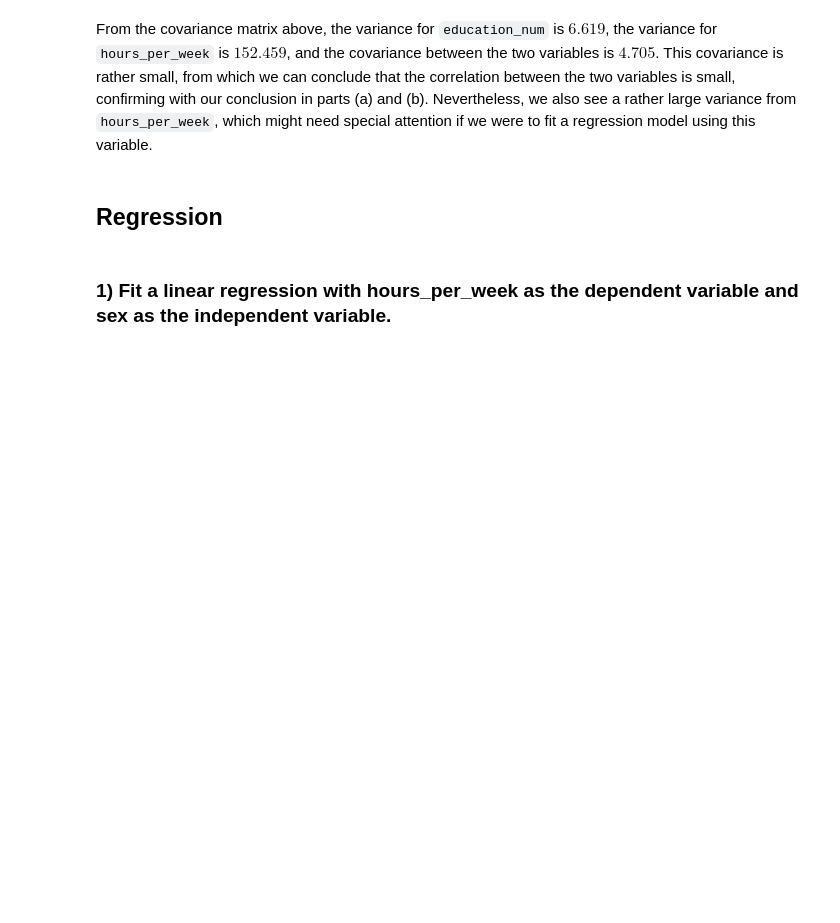
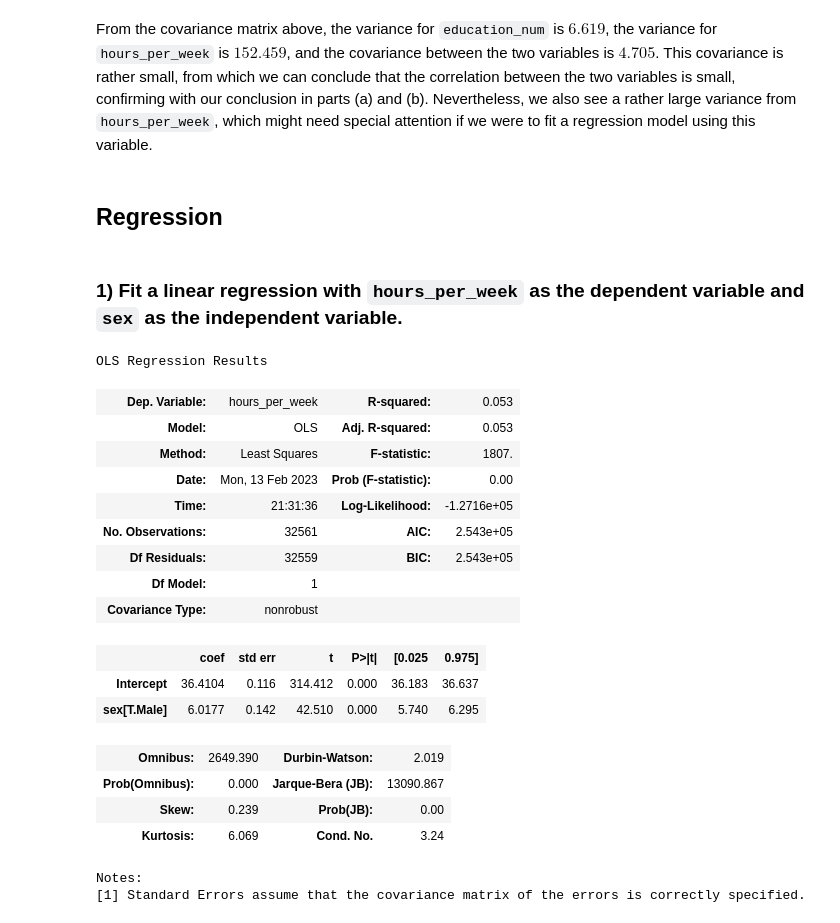
Before and after one commit to BullDF/JSC270_HW2_2022_YMENG, a Jupyter notebook: Assignment2_YMENG.ipynb, the cells around one changed output. Cells and saved outputs as stored; diff of their text form; code cells hidden in the pictures; blank space fills up the shorter version.

Commit message:
Finished regression part

```diff
--- a/Assignment2_YMENG.ipynb
+++ b/Assignment2_YMENG.ipynb
@@ -325,4 +325,27 @@ From the covariance matrix above, the variance for `education_num` is $6.619$, t
 # %% [markdown]
 ## Regression
 # %% [markdown]
-### 1) Fit a linear regression with hours_per_week as the dependent variable and sex as the independent variable.
+### 1) Fit a linear regression with `hours_per_week` as the dependent variable and `sex` as the independent variable.
+# %%
+model1 = smf.ols('hours_per_week ~ sex', data=income94).fit()
+model1.summary()
+# %% [output]
+OLS Regression Results
+| Dep. Variable: | hours_per_week | R-squared: | 0.053 |
+| Model: | OLS | Adj. R-squared: | 0.053 |
+| Method: | Least Squares | F-statistic: | 1807. |
+| Date: | Mon, 13 Feb 2023 | Prob (F-statistic): | 0.00 |
+| Time: | 21:31:36 | Log-Likelihood: | -1.2716e+05 |
+| No. Observations: | 32561 | AIC: | 2.543e+05 |
+| Df Residuals: | 32559 | BIC: | 2.543e+05 |
+| Df Model: | 1 |  |  |
+| Covariance Type: | nonrobust |  |  |
+|  | coef | std err | t | P>|t| | [0.025 | 0.975] |
+| Intercept | 36.4104 | 0.116 | 314.412 | 0.000 | 36.183 | 36.637 |
+| sex[T.Male] | 6.0177 | 0.142 | 42.510 | 0.000 | 5.740 | 6.295 |
+| Omnibus: | 2649.390 | Durbin-Watson: | 2.019 |
+| Prob(Omnibus): | 0.000 | Jarque-Bera (JB): | 13090.867 |
+| Skew: | 0.239 | Prob(JB): | 0.00 |
+| Kurtosis: | 6.069 | Cond. No. | 3.24 |
+Notes:
+[1] Standard Errors assume that the covariance matrix of the errors is correctly specified.
```
Also changed, not shown: parts of 15 cells of this notebook.
